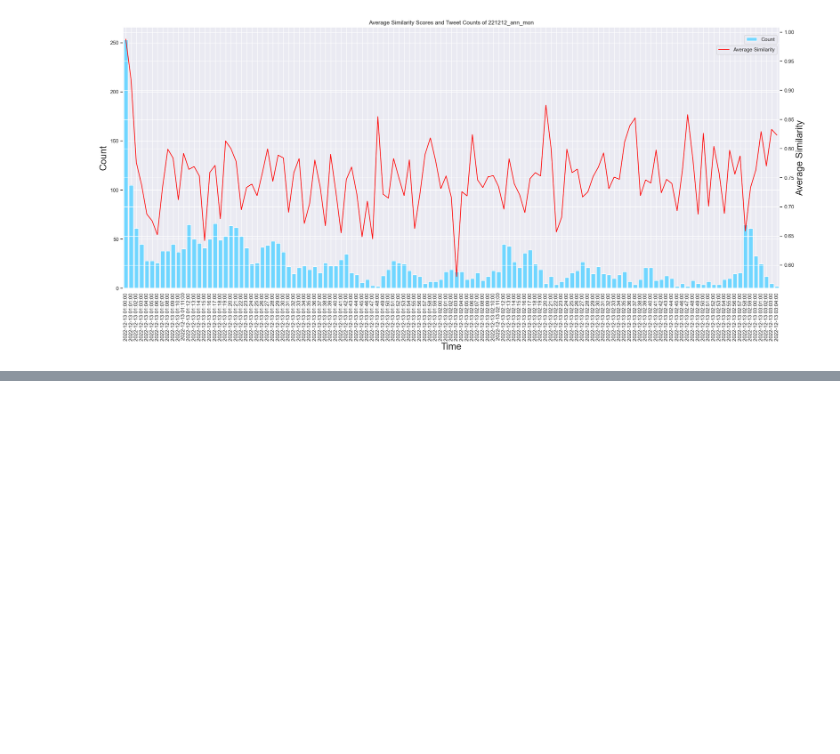
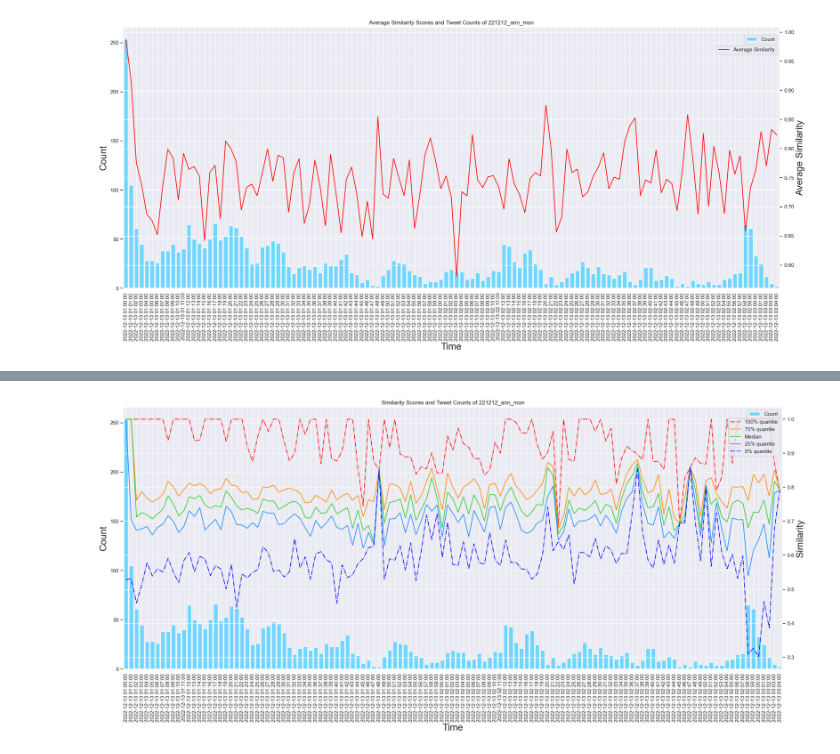
Before and after one commit to Ota1022/DEIM2023, a Jupyter notebook: sentense_similarity/221212_ann_mon/visualize_cs_221212_ann_mon.ipynb, the cells around one changed output, grey strips where cells are left out. Drawn from its saved outputs; the diff is of its cells as text; code cells hidden in the pictures; blank space fills up the shorter version.

```diff
--- a/sentense_similarity/221212_ann_mon/visualize_cs_221212_ann_mon.ipynb
+++ b/sentense_similarity/221212_ann_mon/visualize_cs_221212_ann_mon.ipynb
@@ -71,3 +71,14 @@ ax2.legend(loc="upper right", bbox_to_anchor=(1,0.94))
 plt.show()
 # %% [output]
 [figure]
+# %%
+path_cs = "/Users/iomacbookair2/Documents/lab/DEIM2023/sentense_similarity/221212_ann_mon/cosine_similarity2_221212_ann_mon.csv"
+df_cs = pd.read_csv((path_cs))
+df_cs = df_cs.drop("texts_by_minute", axis=1)
+
+path_count = "/Users/iomacbookair2/Documents/lab/DEIM2023/count/count_221212_ann_mon.csv"
+df_count = pd.read_csv((path_count))
+df_cs["count"] = df_count["counts"]
+df = df_cs
+df
+# df.to_csv('cs_count_221212_ann_mon.csv', index=False)
@@ -73,0 +99,9 @@ plt.show()
+# %%
+# separate similarity[1], similarity[2], similarity[3], similarity[5],to each column
+index_list = [0,1,2,3,4,5]
+for i in index_list:
+    df["similarity[{}]".format(i)] = df["similarity"].str.split(",").str[i]
+    # remove "[" and "]" and format to float 3 decimal places
+    df["similarity[{}]".format(i)] = df["similarity[{}]".format(i)].str.replace("[", "").str.replace("]", "").str.replace(" ", "").astype(float).round(5)
+
+df
@@ -73,0 +122,55 @@ plt.show()
+# %%
+# Create a figure and an Axes object
+fig, ax = plt.subplots(figsize=(25, 10))
+
+ax.set_title("Similarity Scores and Tweet Counts of 221212_ann_mon")
+
+ax.set_xlabel("Time", fontsize=20)
+# Set the x-axis labels and rotate them by 90 degrees
+ax.set_xticklabels(df["created_at"], rotation=90)
+ax.set_xlim(-0.5, 124.5)  # グラフの横幅と全体の端を揃える
+
+# Set the y-axis label for the count data
+ax.set_ylabel("Count", fontsize=20)
+
+# Plot the count data as partially transparent vertical bars
+ax.bar(df["created_at"], df["count"], color="#70d6ff", label="Count")
+
+# Create a twin Axes object for the count data
+ax2 = ax.twinx()
+
+# Set the y-axis labels
+ax2.set_ylabel("Similarity", fontsize=20)
+
+# # Plot the average similarity data
+# ax2.plot(df["created_at"], df["similarity[5]"],
+#          color="blue", label="Average")
+
+# Plot the average similarity data
+ax2.plot(df["created_at"], df["similarity[4]"],
+         color="red", label="100% quantile", linestyle="dashdot")
+
+# Plot the average similarity data
+ax2.plot(df["created_at"], df["similarity[3]"],
+         color="darkorange", label="75% quantile")
+
+# Plot the average similarity data
+ax2.plot(df["created_at"], df["similarity[2]"],
+         color="limegreen", label="Median")
+
+# Plot the average similarity data
+ax2.plot(df["created_at"], df["similarity[1]"],
+         color="dodgerblue", label="25% quantile")
+
+# Plot the average similarity data
+ax2.plot(df["created_at"], df["similarity[0]"],
+         color="blue", label="0% quantile", linestyle="dashdot")
+
+# Adjust the position of the legend
+ax.legend(loc="upper right", bbox_to_anchor=(1, 1))
+ax2.legend(loc="upper right", bbox_to_anchor=(1, 0.97))
+
+# Show the plot
+plt.show()
+# %% [output]
+[figure, added]
```
Also changed, not shown: parts of 2 cells of this notebook, 7 other files.
